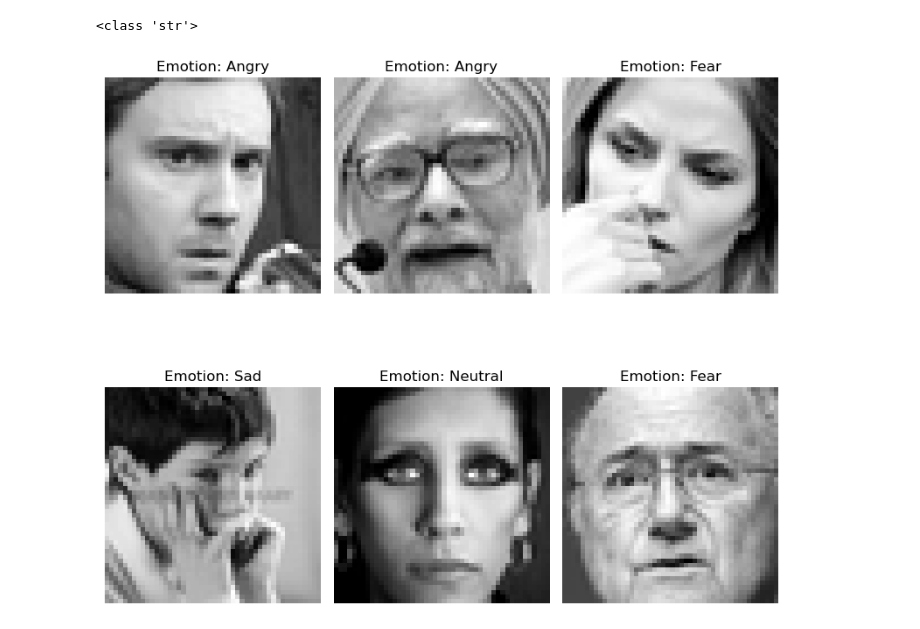
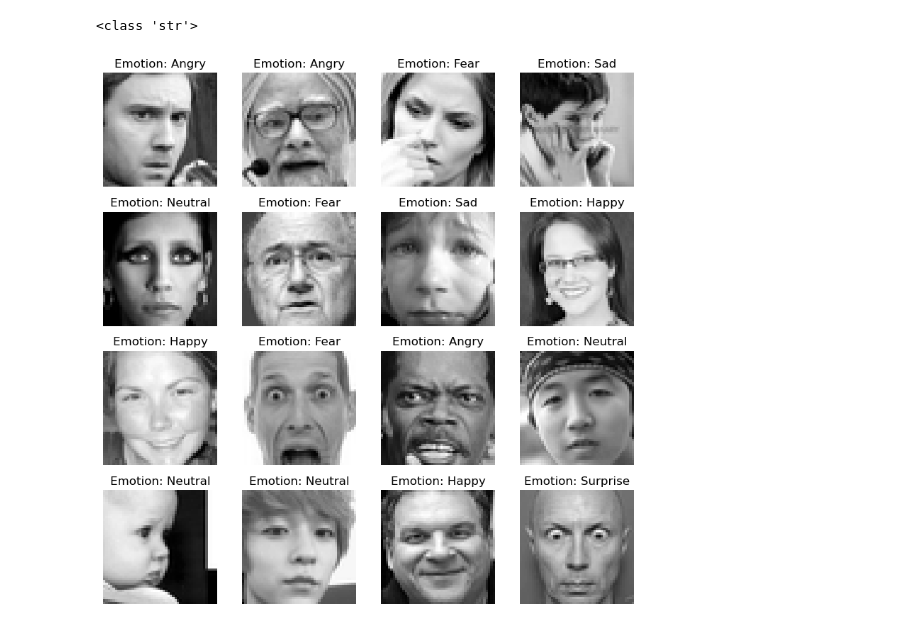
Before and after one commit to julietlawton/emotion-recognition, a Jupyter notebook: project.ipynb, the cells around one changed output. Saved outputs shown, nothing was run; the diff lists cells and outputs as text; code cells hidden in the pictures.

```diff
--- a/project.ipynb
+++ b/project.ipynb
@@ -40,17 +59,17 @@ print(type(fer_dataset['pixels'].iloc[0]))
 # Convert pixel strings to numpy arrays
 fer_dataset['pixels'] = fer_dataset['pixels'].apply(lambda img: np.array(img.split(' ')).reshape(48, 48).astype('float32'))
 # %%
-# Display the first 6 images in grayscale
+# Display the first few images in grayscale
 fig = plt.figure(figsize=(8,8))
-for i in range(6):
+for i in range(16):
     img = fer_dataset['pixels'].iloc[i]
     emotion = emotion_mapping[fer_dataset['emotion'].iloc[i]]
-    plt.subplot(2,3,i+1)
+    plt.subplot(4,4,i+1)
     plt.imshow(img, cmap='gray')
     plt.title(f"Emotion: {emotion}")
     plt.axis('off')
 
 fig.tight_layout()
 plt.show()
 # %% [output]
-[figure, old version]
+[figure, new version]
```
Also changed, not shown: parts of 1 cell of this notebook.
